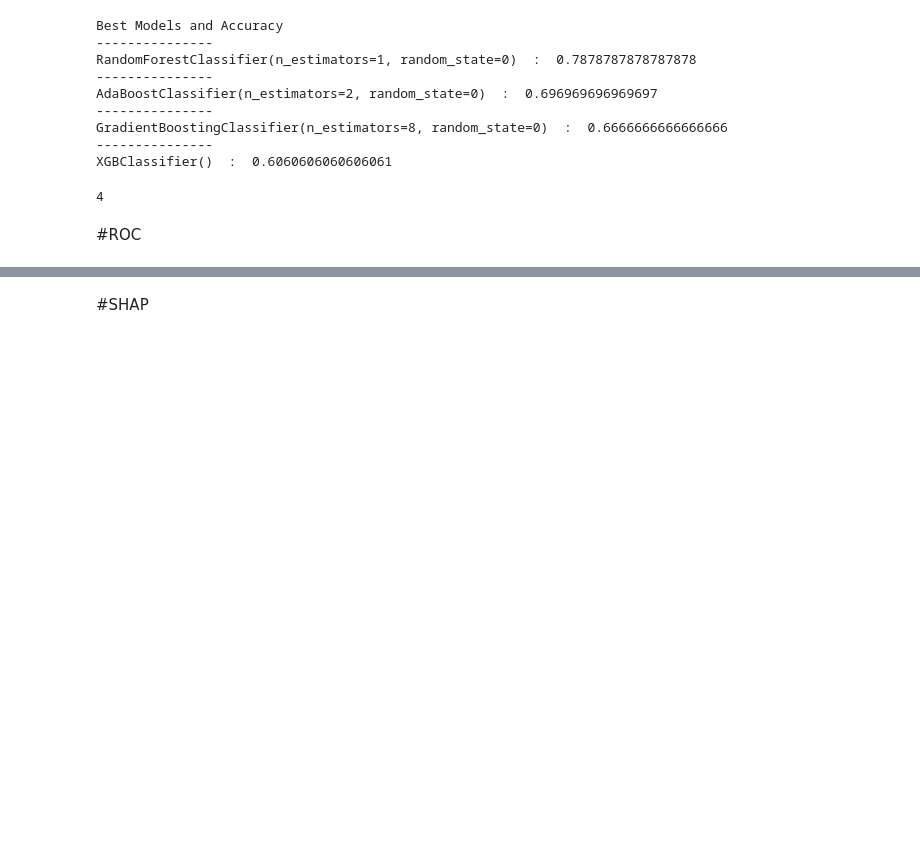
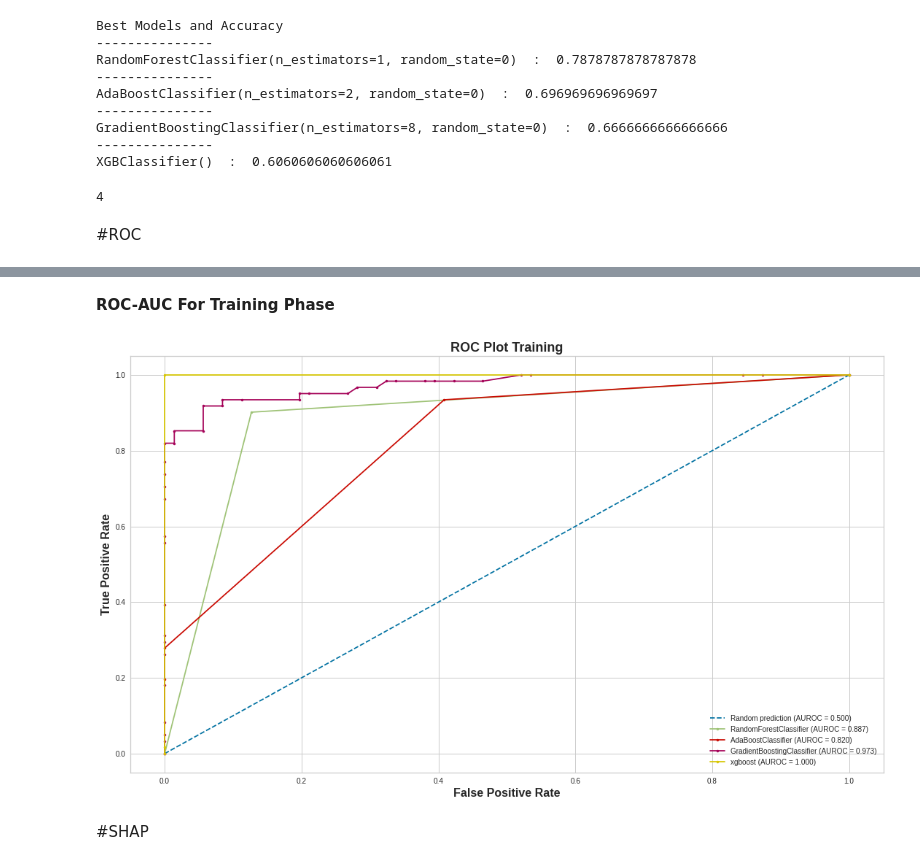
Before and after one commit to RafsanJany-44/ARC_Machine, a Jupyter notebook: Tinnitus_Dynamic_ML_Tunning_with_featSelect_SHAP_ROC_Version_510.ipynb, the cells around one changed output, grey strips where cells are left out. Cells and saved outputs as stored; diff of their text form; code cells hidden in the pictures; blank space fills up the shorter version.

```diff
--- a/Tinnitus_Dynamic_ML_Tunning_with_featSelect_SHAP_ROC_Version_510.ipynb
+++ b/Tinnitus_Dynamic_ML_Tunning_with_featSelect_SHAP_ROC_Version_510.ipynb
@@ -1307,3 +1281,67 @@ AdaBoostClassifier(n_estimators=2, random_state=0)
+# %% [markdown]
+**ROC-AUC For Training Phase**
+# %%
+
+r_probs = [0 for _ in range(len(y_train))]
+model1_probs = best_models[0][0].predict_proba(X_train)
+model2_probs = best_models[1][0].predict_proba(X_train)
+if len(best_models)>2:
+  model3_probs=  best_models[2][0].predict_proba(X_train)
+if len(best_models)>3:
+  model4_probs=  best_models[3][0].predict_proba(X_train)
+
+
+model1_probs = model1_probs[:, 1]
+model2_probs = model2_probs[:, 1]
+if len(best_models)>2:
+  model3_probs=  model3_probs[:, 1]
+if len(best_models)>3:
+  model4_probs=  model4_probs[:, 1]
+
+
+
+from sklearn.metrics import roc_curve, roc_auc_score
+
+r_auc = roc_auc_score(y_train, r_probs)
+model1_auc = roc_auc_score(y_train, model1_probs)
+model2_auc = roc_auc_score(y_train, model2_probs)
+if len(best_models)>2:
+  model3_auc = roc_auc_score(y_train, model3_probs)
+if len(best_models)>3:
+  model4_auc = roc_auc_score(y_train, model4_probs)
+
+
+
+r_fpr, r_tpr, _ = roc_curve(y_train, r_probs)
+model1_fpr, model1_tpr, _ = roc_curve(y_train, model1_probs)
+model2_fpr, model2_tpr, _ = roc_curve(y_train, model2_probs)
+if len(best_models)>2:
+  model3_fpr, model3_tpr, _ = roc_curve(y_train, model3_probs)
+if len(best_models)>3:
+  model4_fpr, model4_tpr, _ = roc_curve(y_train, model4_probs)
+
+
+
+import matplotlib.pyplot as plt
+plt.plot(r_fpr, r_tpr, linestyle='--', label='Random prediction (AUROC = %0.3f)' % r_auc)
+plt.plot(model1_fpr, model1_tpr, marker='.', label=best_models[0][1]+' (AUROC = %0.3f)' % model1_auc)
+plt.plot(model2_fpr, model2_tpr, marker='.', label=best_models[1][1]+' (AUROC = %0.3f)' % model2_auc)
+if len(best_models)>2:
+  plt.plot(model3_fpr, model3_tpr, marker='.', label=best_models[2][1]+' (AUROC = %0.3f)' % model3_auc)
+if len(best_models)>3:
+  plt.plot(model4_fpr, model4_tpr, marker='.', label=best_models[3][1]+' (AUROC = %0.3f)' % model4_auc)
+
+# Title
+plt.title('ROC Plot Training',fontsize= 18, fontweight='bold')
+plt.xlabel('False Positive Rate',fontweight='bold',fontsize=16)
+plt.ylabel('True Positive Rate',fontweight='bold',fontsize=16)
+plt.legend()
+fig = plt.gcf()
+fig.set_size_inches(18.5, 10.5)
+fig.savefig('ROC_Training.png', dpi=100)
+plt.show()
+# %% [output]
+[figure, added]
 # %% [markdown]
 #SHAP
 # %%
```
Also changed, not shown: parts of 27 cells of this notebook.
